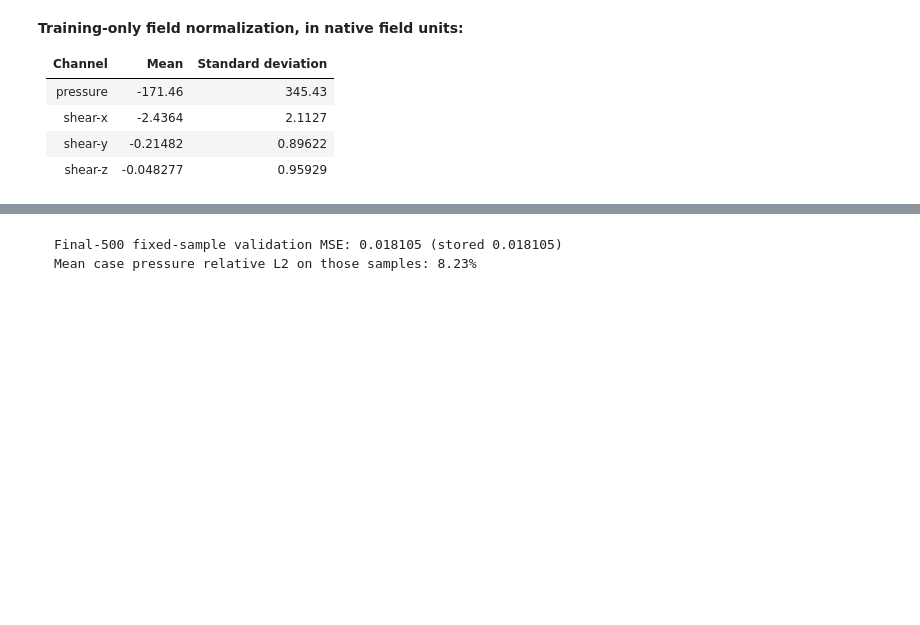
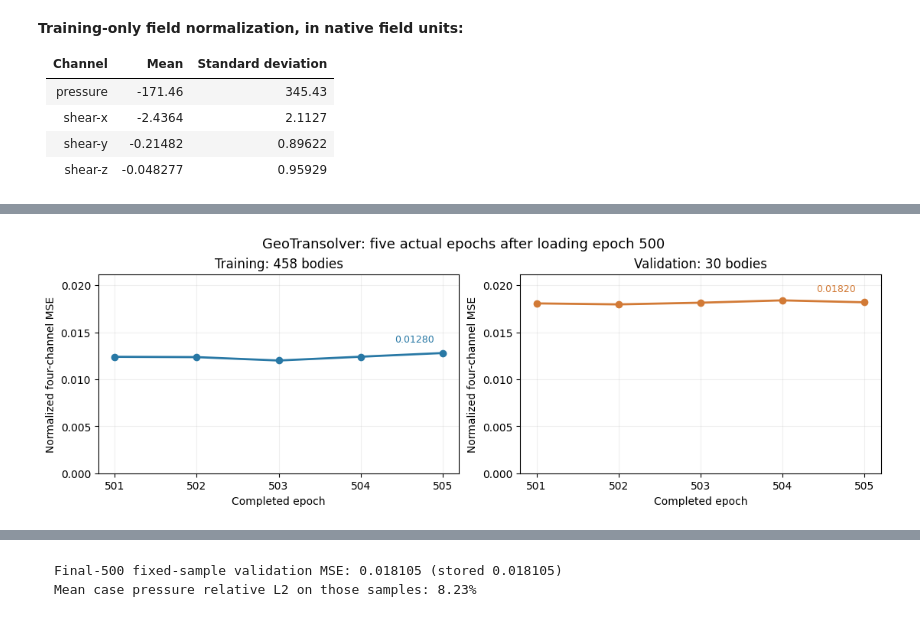
Before and after one commit to openhackathons-org/End-to-End-AI-for-Science, a Jupyter notebook: workspace/python/jupyter_notebook/Transolver/Notebook5-Training-GeoTransolver.ipynb, the cells around one changed output, grey strips where cells are left out. Drawn from its saved outputs; the diff is of its cells as text; code cells hidden in the pictures; blank space fills up the shorter version.

````diff
--- a/workspace/python/jupyter_notebook/Transolver/Notebook5-Training-GeoTransolver.ipynb
+++ b/workspace/python/jupyter_notebook/Transolver/Notebook5-Training-GeoTransolver.ipynb
@@ -35,7 +73,8 @@ if RUN_WITH_DATA:
     import numpy as np
     import torch
 
-    from utils import (load_velocity_notebook_support, locate_geometry_reference,
+    from utils import (inspect_training_checkpoint, run_five_epoch_lesson,
+        plot_training_lesson, load_velocity_notebook_support, locate_geometry_reference,
         load_geometry_reference, geometry_scale, plot_measured_training,
         capture_slice_weights, plot_slice_memberships, plot_routing_entropy)
     from utils import (load_normalization, FixedCaseDataPipe,
@@ -53,6 +92,8 @@ if RUN_WITH_DATA:
     device = torch.device('cuda')
     output_dir = Path(os.environ.get('NOTEBOOK_OUTPUT_DIR', './notebook5_artifacts')).resolve()
     output_dir.mkdir(parents=True, exist_ok=True)
+    LESSON_OUTPUT_DIR = Path(os.environ.get('GEOTRANSOLVER_TRAINING_LESSON_DIR',
+        str(Path(support.ROOT) / 'notebook_demos' / 'geotransolver_five_epoch_lesson'))).resolve()
     print('Device:', device, '| outputs:', output_dir)
 # %% [markdown]
 ```text
@@ -111,6 +152,7 @@ if RUN_WITH_DATA:
     if bundle is None:
         raise RuntimeError('Complete the final-500 Geo evaluation and report before running this notebook.')
     run_dir = bundle['training_dir']
+    MODEL_TYPE, SOURCE_RESULTS = 'geotransolver', run_dir
     manifest = bundle['manifest']
     settings = json.loads((run_dir / 'settings.json').read_text())
     splits = json.loads((run_dir / 'splits.json').read_text())
@@ -261,0 +367,3 @@ Prediction weights remain frozen at epoch 500
+# %%
+if RUN_WITH_DATA:
+    lesson = run_five_epoch_lesson(MODEL_TYPE, SOURCE_RESULTS, LESSON_OUTPUT_DIR)
@@ -261,0 +415,9 @@ Prediction weights remain frozen at epoch 500
+# %%
+if RUN_WITH_DATA:
+    from IPython.display import display
+    import matplotlib.pyplot as plt
+    figure = plot_training_lesson(lesson)
+    display(figure)
+    plt.close(figure)
+# %% [output]
+[figure, added]
````
Also changed, not shown: parts of 23 cells of this notebook, 4 other files.
